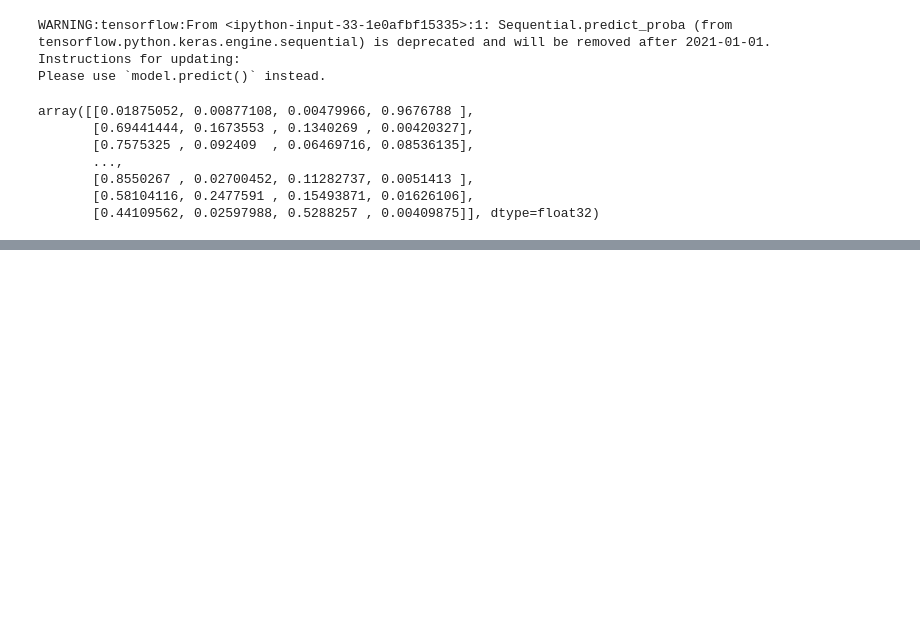
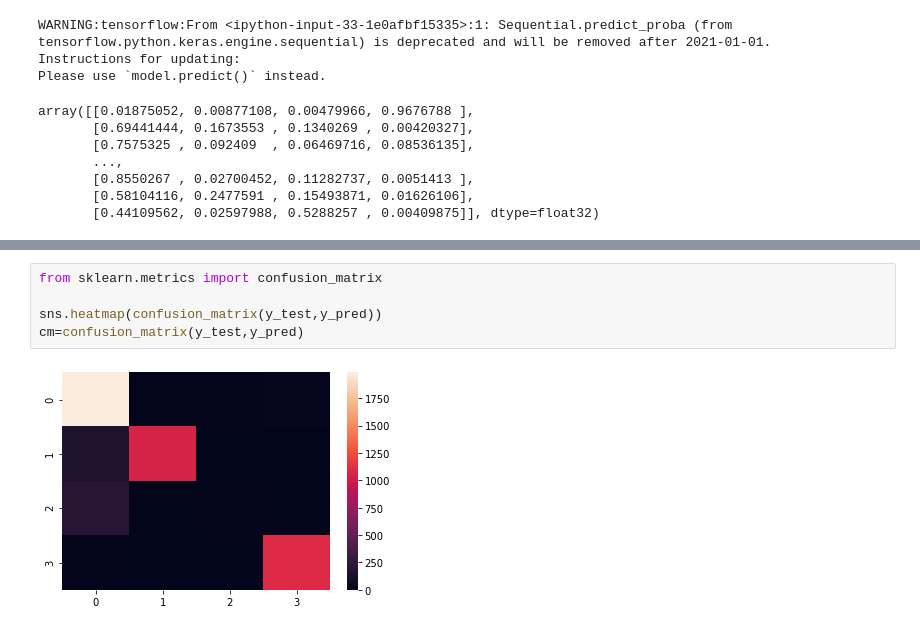
Before and after one commit to Rakibuz/Corn-Leaf-Disease-Detection-Using-CNN, a Jupyter notebook: Corn_Disease_Detection_Model.ipynb, the cells around one changed output, grey strips where cells are left out. Drawn from its saved outputs; the diff is of its cells as text; blank space fills up the shorter version.

```diff
--- a/Corn_Disease_Detection_Model.ipynb
+++ b/Corn_Disease_Detection_Model.ipynb
@@ -296,0 +296,7 @@ KeyError: 4
+# %%
+from sklearn.metrics import confusion_matrix
+
+sns.heatmap(confusion_matrix(y_test,y_pred))
+cm=confusion_matrix(y_test,y_pred)
+# %% [output]
+[figure, added]
```
Also changed, not shown: parts of 1 cell of this notebook.
